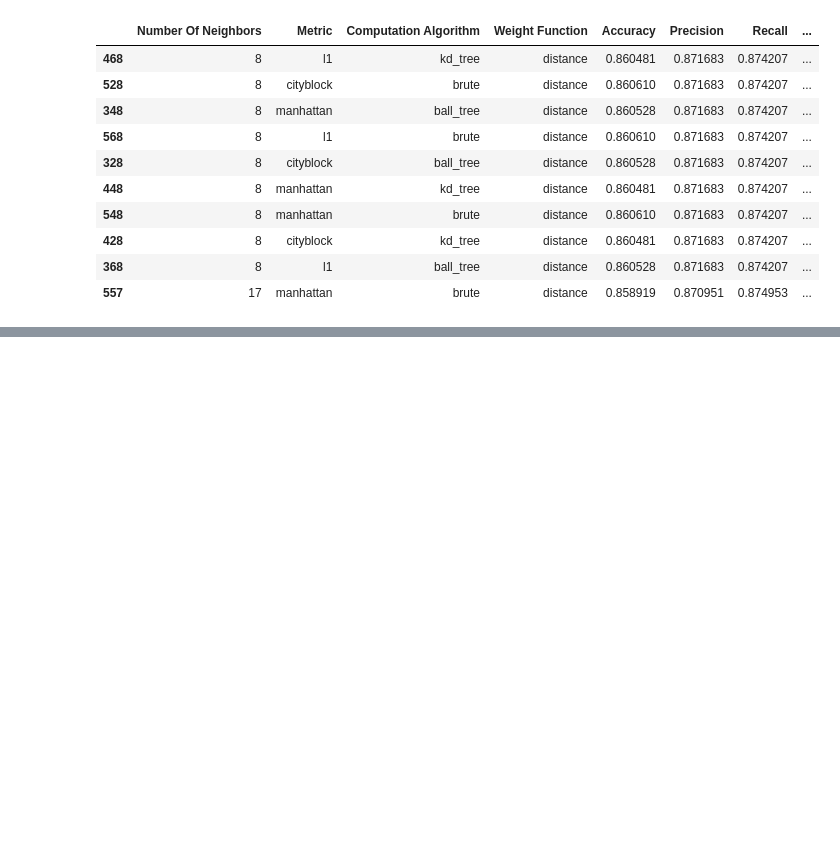
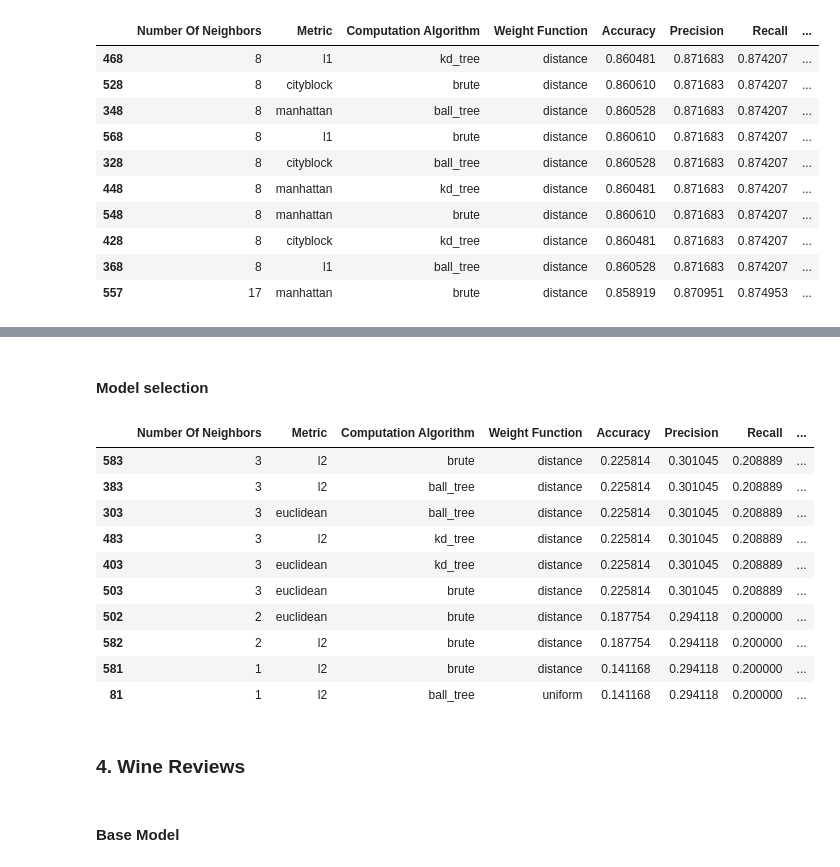
Before and after one commit to woerndle/ds-ml-project, a Jupyter notebook: notebooks/knn.ipynb, the cells around one changed output, grey strips where cells are left out. Drawn from its saved outputs; the diff is of its cells as text; code cells hidden in the pictures; blank space fills up the shorter version.

```diff
--- a/notebooks/knn.ipynb
+++ b/notebooks/knn.ipynb
@@ -293,0 +595,22 @@ display(top_10_traffic_models)
+# %% [markdown]
+#### Model selection
+# %%
+top_10_amazon_models = test_results_amazon.sort_values(by="F1 Score", ascending=False).head(10)
+
+display(top_10_amazon_models)
+# %% [output]
+|  | Number Of Neighbors | Metric | Computation Algorithm | Weight Function | Accuracy | Precision | Recall | ... |
+| 583 | 3 | l2 | brute | distance | 0.225814 | 0.301045 | 0.208889 | ... |
+| 383 | 3 | l2 | ball_tree | distance | 0.225814 | 0.301045 | 0.208889 | ... |
+| 303 | 3 | euclidean | ball_tree | distance | 0.225814 | 0.301045 | 0.208889 | ... |
+| 483 | 3 | l2 | kd_tree | distance | 0.225814 | 0.301045 | 0.208889 | ... |
+| 403 | 3 | euclidean | kd_tree | distance | 0.225814 | 0.301045 | 0.208889 | ... |
+| 503 | 3 | euclidean | brute | distance | 0.225814 | 0.301045 | 0.208889 | ... |
+| 502 | 2 | euclidean | brute | distance | 0.187754 | 0.294118 | 0.200000 | ... |
+| 582 | 2 | l2 | brute | distance | 0.187754 | 0.294118 | 0.200000 | ... |
+| 581 | 1 | l2 | brute | distance | 0.141168 | 0.294118 | 0.200000 | ... |
+| 81 | 1 | l2 | ball_tree | uniform | 0.141168 | 0.294118 | 0.200000 | ... |
+# %% [markdown]
+### 4. Wine Reviews
+# %% [markdown]
+#### Base Model
```
Also changed, not shown: parts of 18 cells of this notebook.
